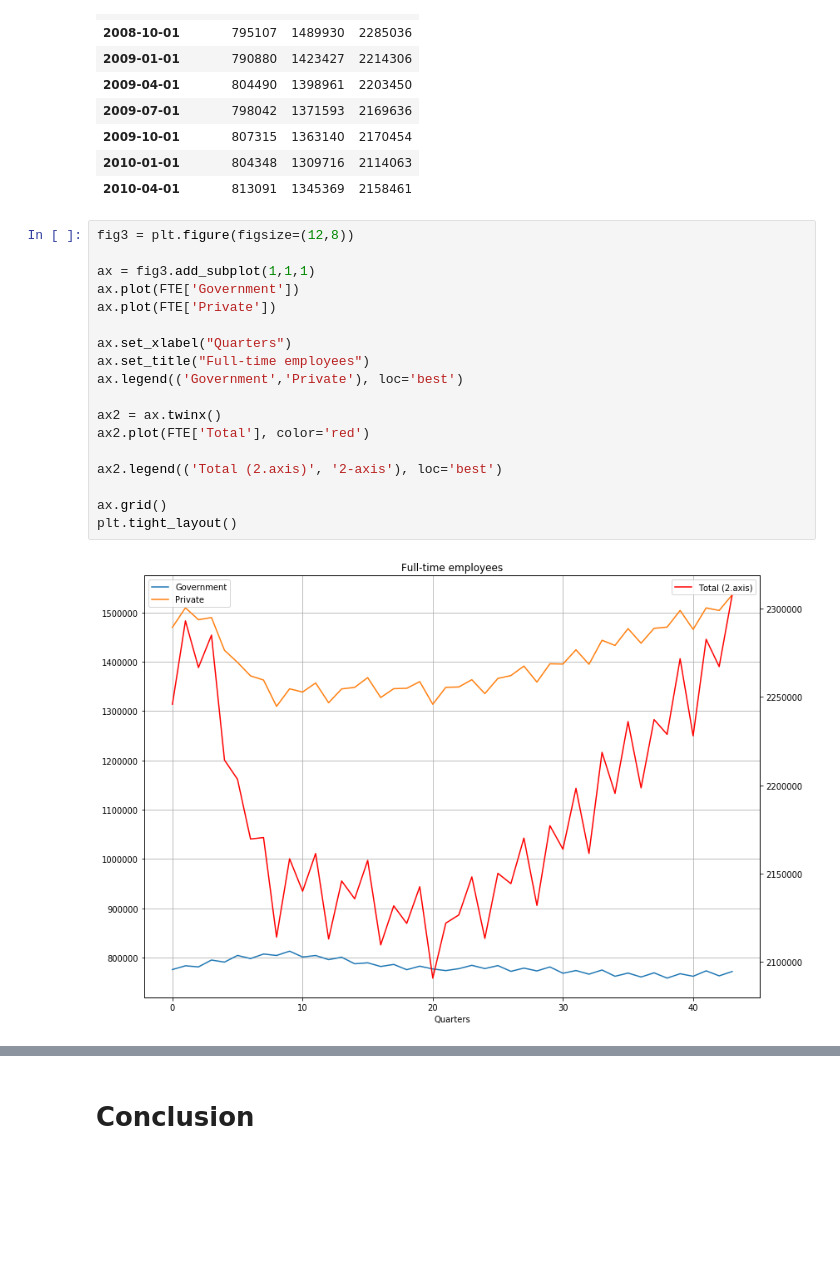
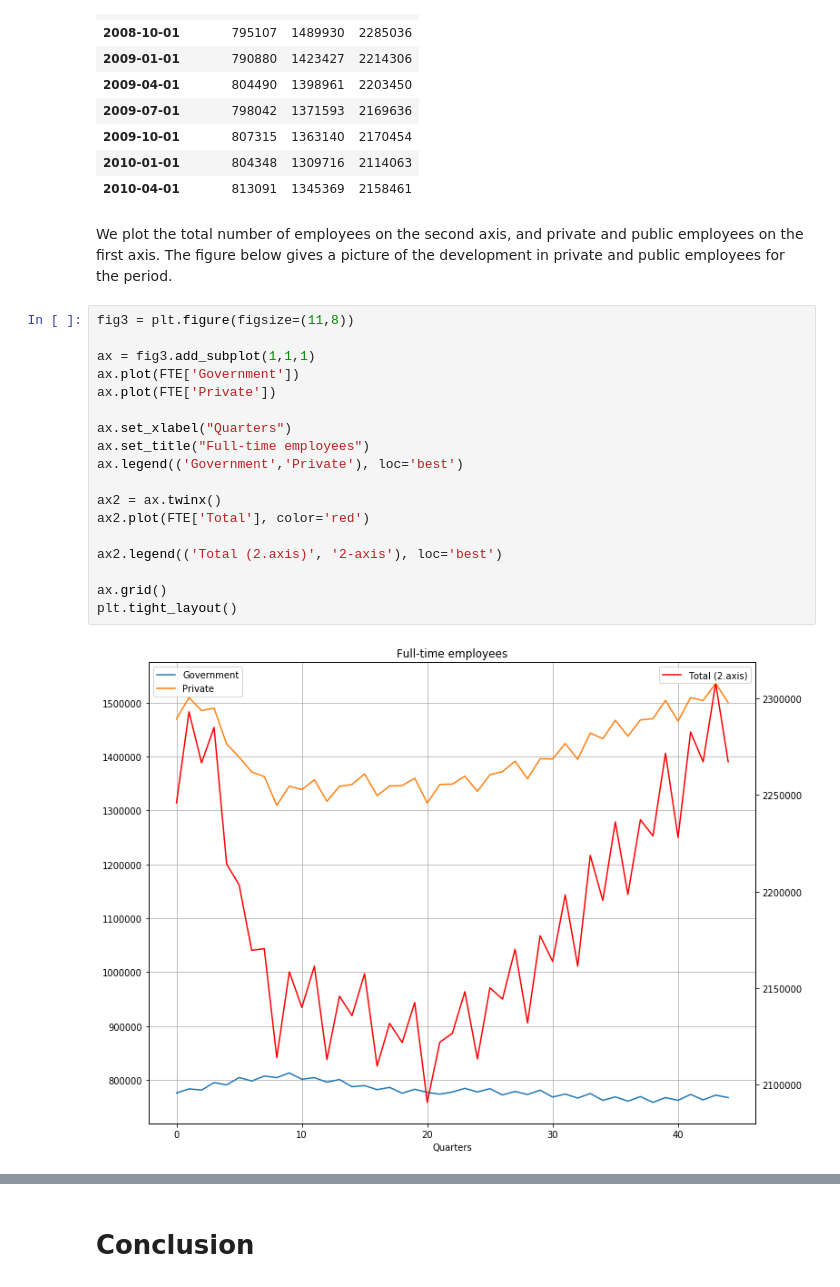
Before and after one commit to NumEconCopenhagen/projects-2019-nx31, a Jupyter notebook: dataproject/dataProject.ipynb, the cells around one changed output, grey strips where cells are left out. Cells and saved outputs as stored; diff of their text form; blank space fills up the shorter version.

```diff
--- a/dataproject/dataProject.ipynb
+++ b/dataproject/dataProject.ipynb
@@ -335,24 +340,27 @@ FTE.pivot_table(index="Quarter", values=["Total", "Government", "Private"]).head
 | 2009-10-01 | 807315 | 1363140 | 2170454 |
 | 2010-01-01 | 804348 | 1309716 | 2114063 |
 | 2010-04-01 | 813091 | 1345369 | 2158461 |
+# %% [markdown]
+We plot the total number of employees on the second axis, and private and public employees on the first axis.
+The figure below gives a picture of the development in private and public employees for the period.
 # %%
-fig3 = plt.figure(figsize=(12,8))
+fig3 = plt.figure(figsize=(11,8))
 
 ax = fig3.add_subplot(1,1,1)
 ax.plot(FTE['Government'])
 ax.plot(FTE['Private'])
 
 ax.set_xlabel("Quarters")
 ax.set_title("Full-time employees")
 ax.legend(('Government','Private'), loc='best')
 
 ax2 = ax.twinx()
 ax2.plot(FTE['Total'], color='red')
 
 ax2.legend(('Total (2.axis)', '2-axis'), loc='best')
 
 ax.grid()
 plt.tight_layout()
 # %% [output]
-[figure, old version]
+[figure, new version]
 # %% [markdown]
```
Also changed, not shown: parts of 29 cells of this notebook.
